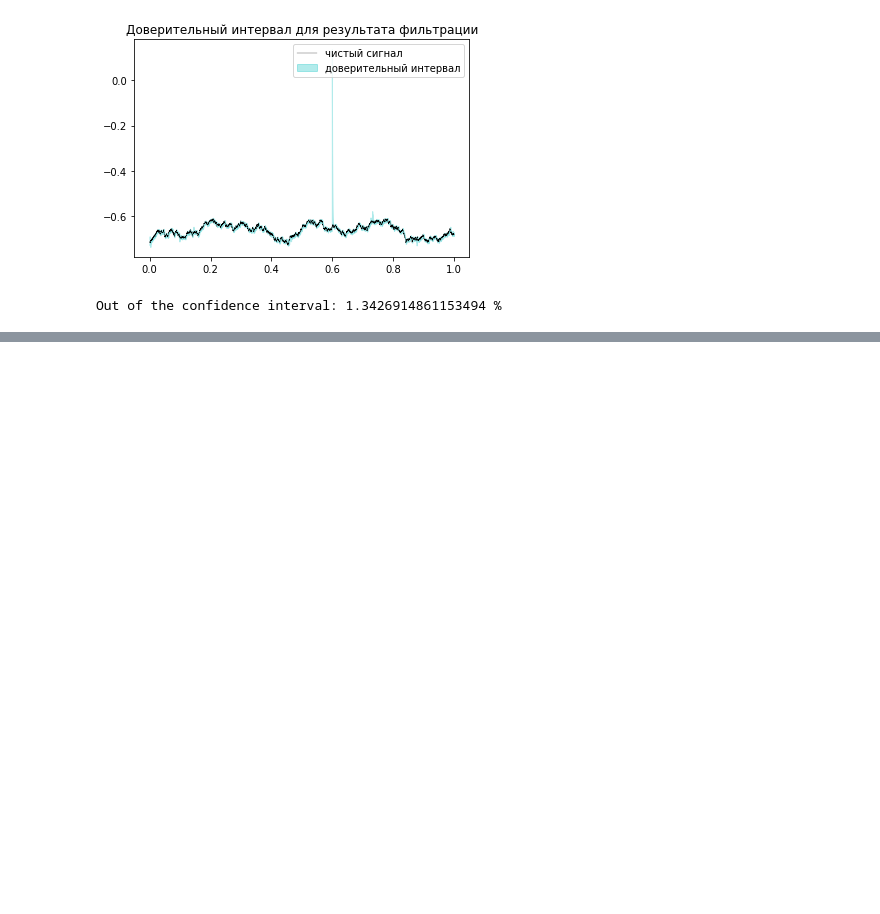
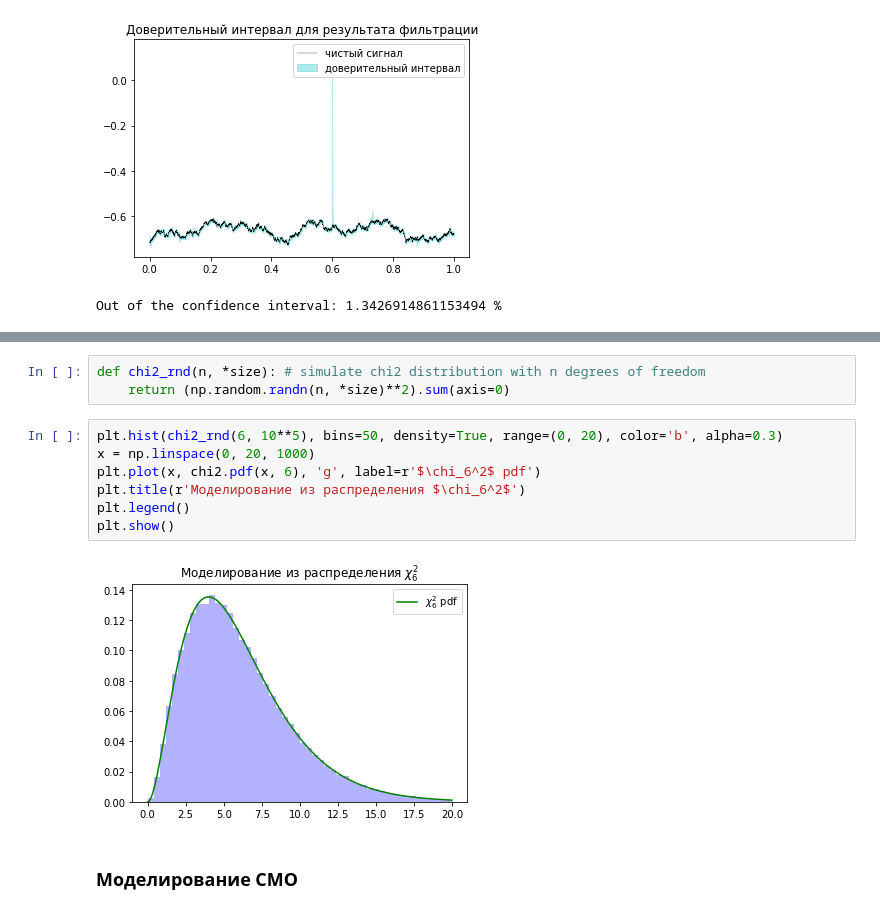
Before and after one commit to MrG1raffe/Stochastic_prac, a Jupyter notebook: StochAn_pt2.ipynb, the cells around one changed output, grey strips where cells are left out. Cells and saved outputs as stored; diff of their text form; blank space fills up the shorter version.

```diff
--- a/StochAn_pt2.ipynb
+++ b/StochAn_pt2.ipynb
@@ -775,0 +785,14 @@ Out of the confidence interval: 1.3426914861153494 %
+# %%
+def chi2_rnd(n, *size): # simulate chi2 distribution with n degrees of freedom
+    return (np.random.randn(n, *size)**2).sum(axis=0)
+# %%
+plt.hist(chi2_rnd(6, 10**5), bins=50, density=True, range=(0, 20), color='b', alpha=0.3)
+x = np.linspace(0, 20, 1000)
+plt.plot(x, chi2.pdf(x, 6), 'g', label=r'$\chi_6^2$ pdf')
+plt.title(r'Моделирование из распределения $\chi_6^2$')
+plt.legend()
+plt.show()
+# %% [output]
+[figure, added]
+# %% [markdown]
+### Моделирование СМО
```
Also changed, not shown: parts of 23 cells of this notebook.
